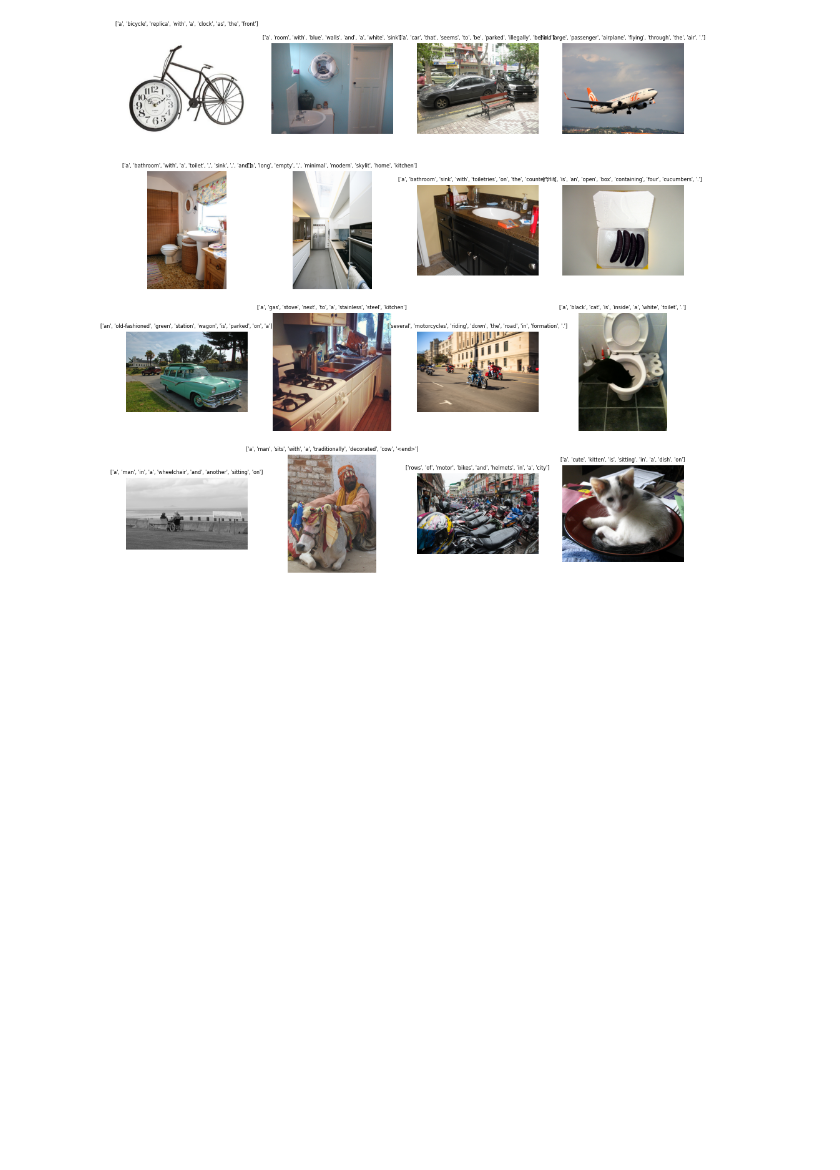
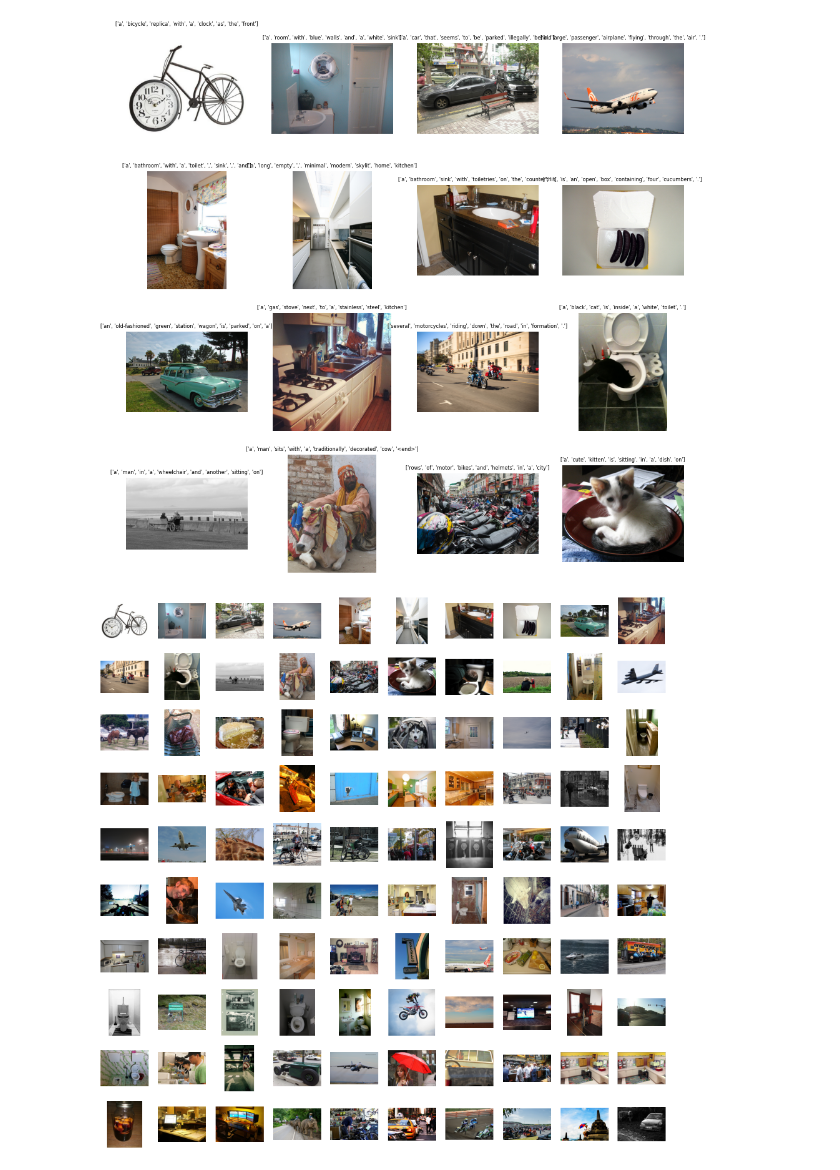
Before and after one commit to MikeAgb/ml-project, a Jupyter notebook: ml-project.ipynb, the cells around one changed output. Saved outputs shown, nothing was run; the diff lists cells and outputs as text; code cells hidden in the pictures; blank space fills up the shorter version.

Commit message:
added some more visualization code

```diff
--- a/ml-project.ipynb
+++ b/ml-project.ipynb
@@ -173,3 +178,15 @@ for i in range(16):
 plt.show()
 # %% [output]
 [figure]
+# %%
+# first 100 images:
+plt.subplots(figsize=(16,16))
+
+for i in range(100):
+    im, l = train_ds[5*i]
+    plt.subplot(10,10,i+1)
+    plt.imshow(im.permute((1, 2, 0)))
+    plt.axis("off")
+plt.show()
+# %% [output]
+[figure, added]
```
Also changed, not shown: parts of 11 cells of this notebook.
